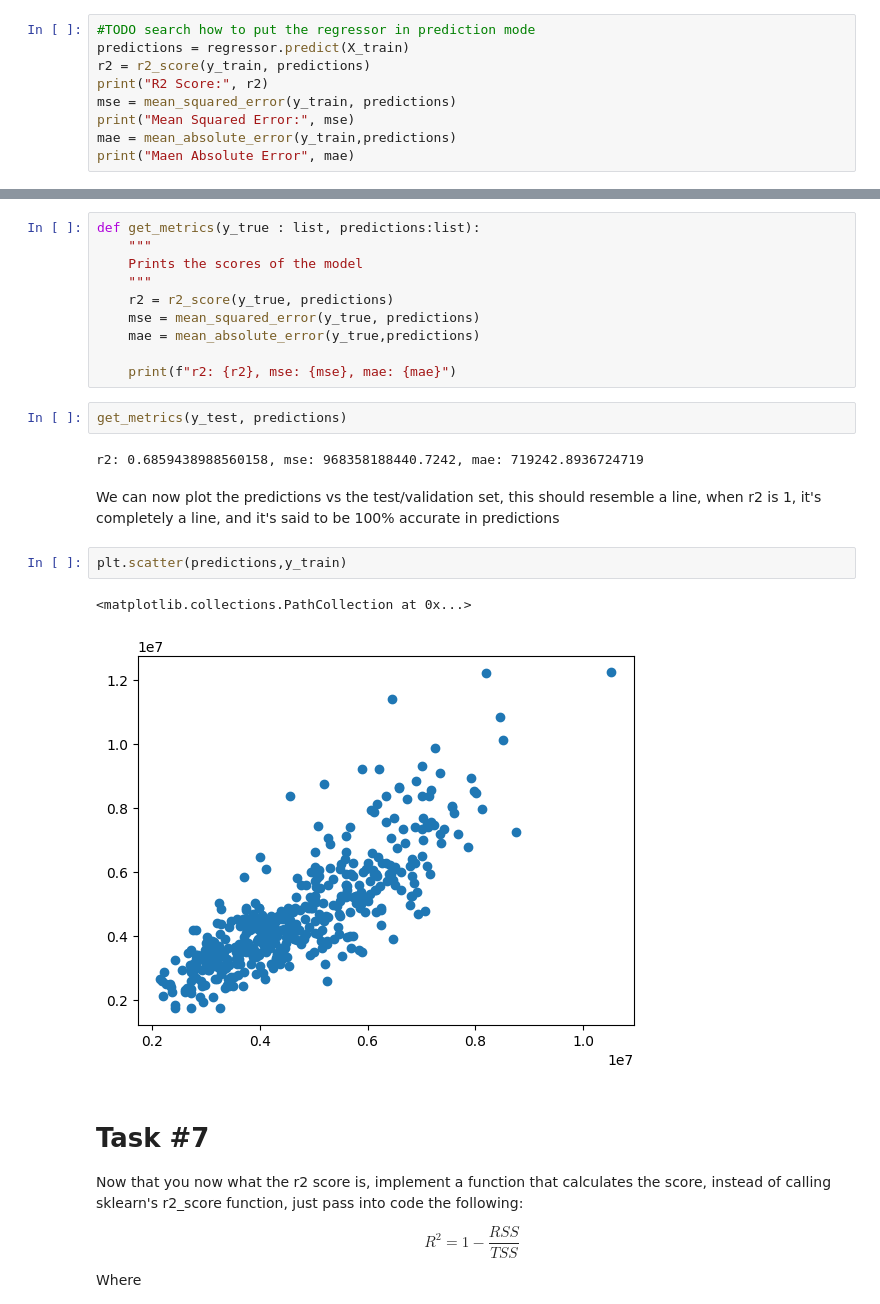
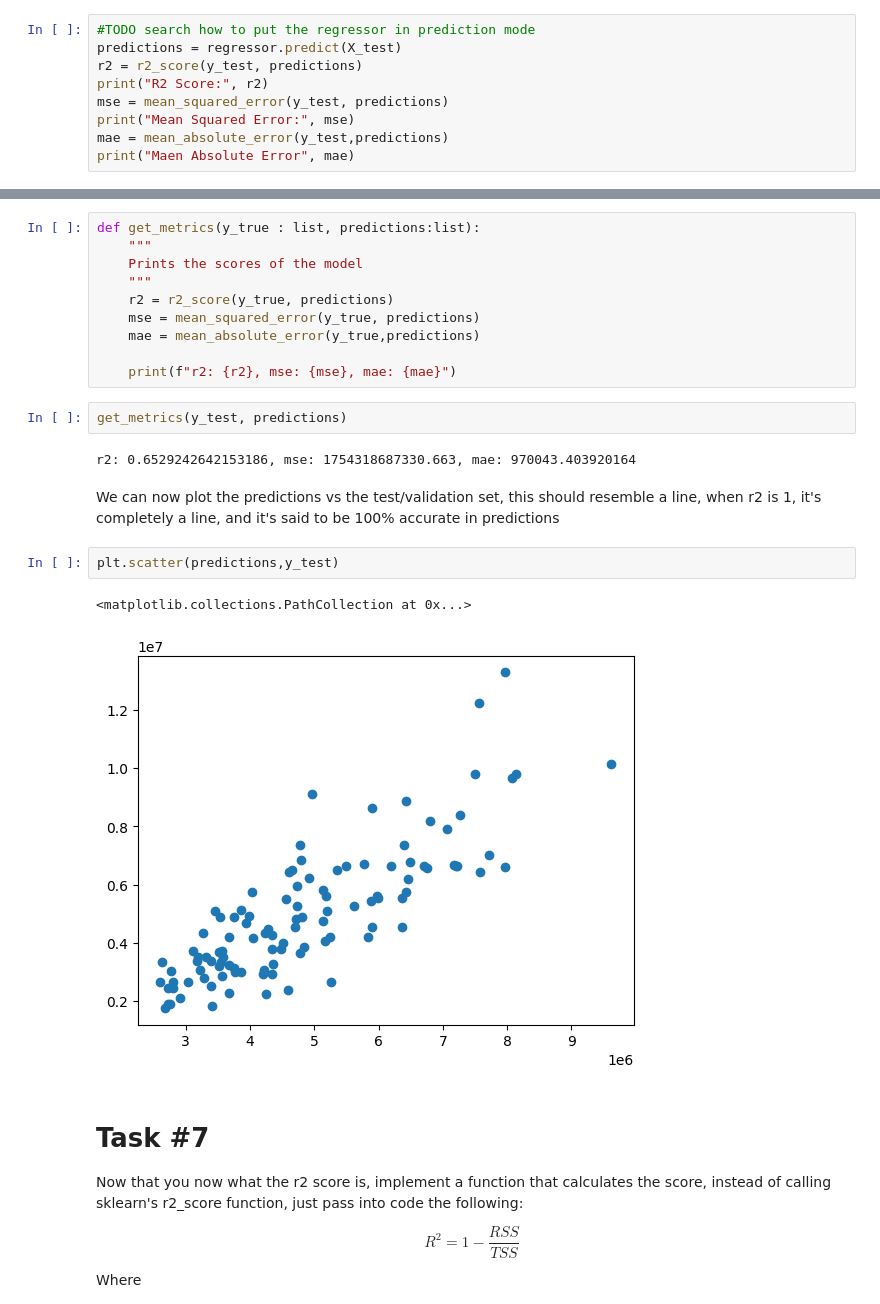
Before and after one commit to AdenierOsorto/ml-course, a Jupyter notebook: project/project.ipynb, the cells around one changed output, grey strips where cells are left out. Saved outputs shown, nothing was run; the diff lists cells and outputs as text.

Commit message:
avance in task#8 implementing the DecisionTreeRegressor

```diff
--- a/project/project.ipynb
+++ b/project/project.ipynb
@@ -401,11 +431,11 @@ regressor.score(X_train,y_train)
 Put the model in prediction mode, and pass the test/validation set, then get the r2 score, and the mean squared error of the predictions
 # %%
 #TODO search how to put the regressor in prediction mode
-predictions = regressor.predict(X_train)
-r2 = r2_score(y_train, predictions)
+predictions = regressor.predict(X_test)
+r2 = r2_score(y_test, predictions)
 print("R2 Score:", r2)
-mse = mean_squared_error(y_train, predictions)
+mse = mean_squared_error(y_test, predictions)
 print("Mean Squared Error:", mse)
-mae = mean_absolute_error(y_train,predictions)
+mae = mean_absolute_error(y_test,predictions)
 print("Maen Absolute Error", mae)
 # %% [output]
@@ -425,14 +455,14 @@ def get_metrics(y_true : list, predictions:list):
 # %%
 get_metrics(y_test, predictions)
 # %% [output]
-r2: 0.6859438988560158, mse: 968358188440.7242, mae: 719242.8936724719
+r2: 0.6529242642153186, mse: 1754318687330.663, mae: 970043.403920164
 # %% [markdown]
 We can now plot the predictions vs the test/validation set, this should resemble a line, when r2 is 1, it's completely a line, and it's said to be 100% accurate in predictions
 # %%
-plt.scatter(predictions,y_train)
+plt.scatter(predictions,y_test)
 # %% [output]
 <matplotlib.collections.PathCollection at 0x...>
-[figure, old version]
+[figure, new version]
 # %% [markdown]
 # Task #7
 
```
Also changed, not shown: parts of 9 cells of this notebook.
